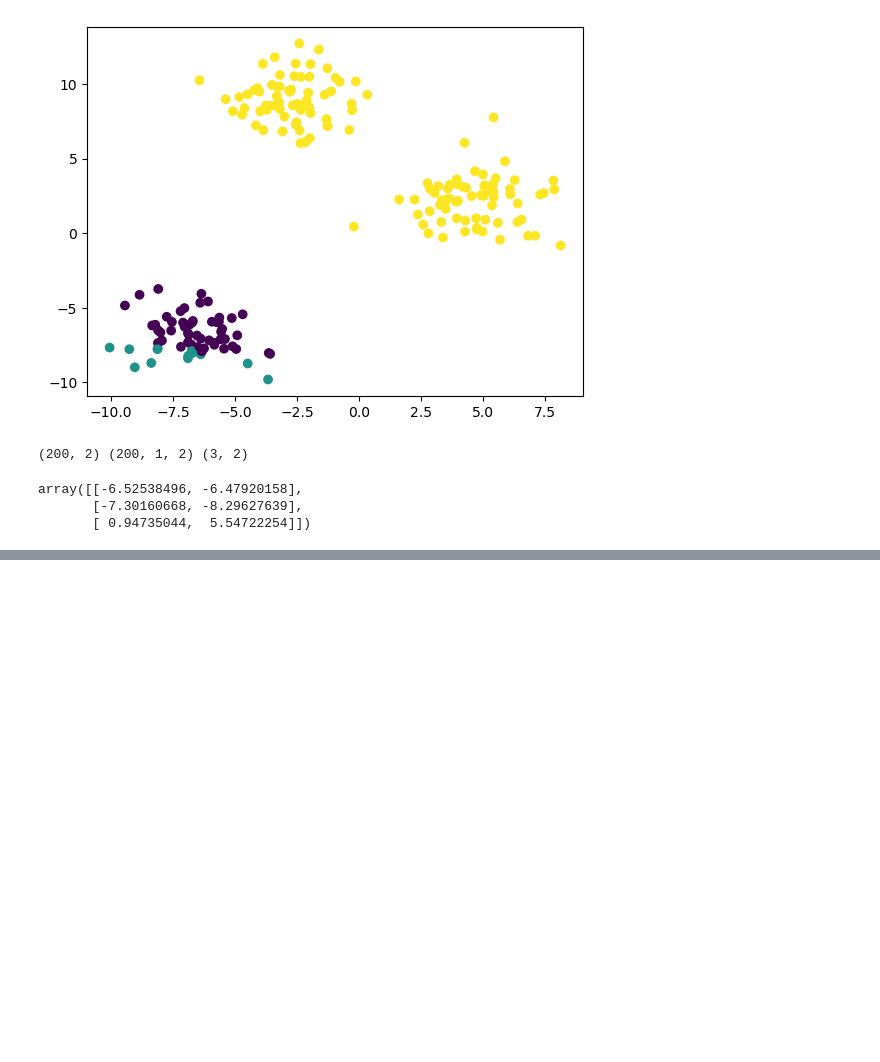
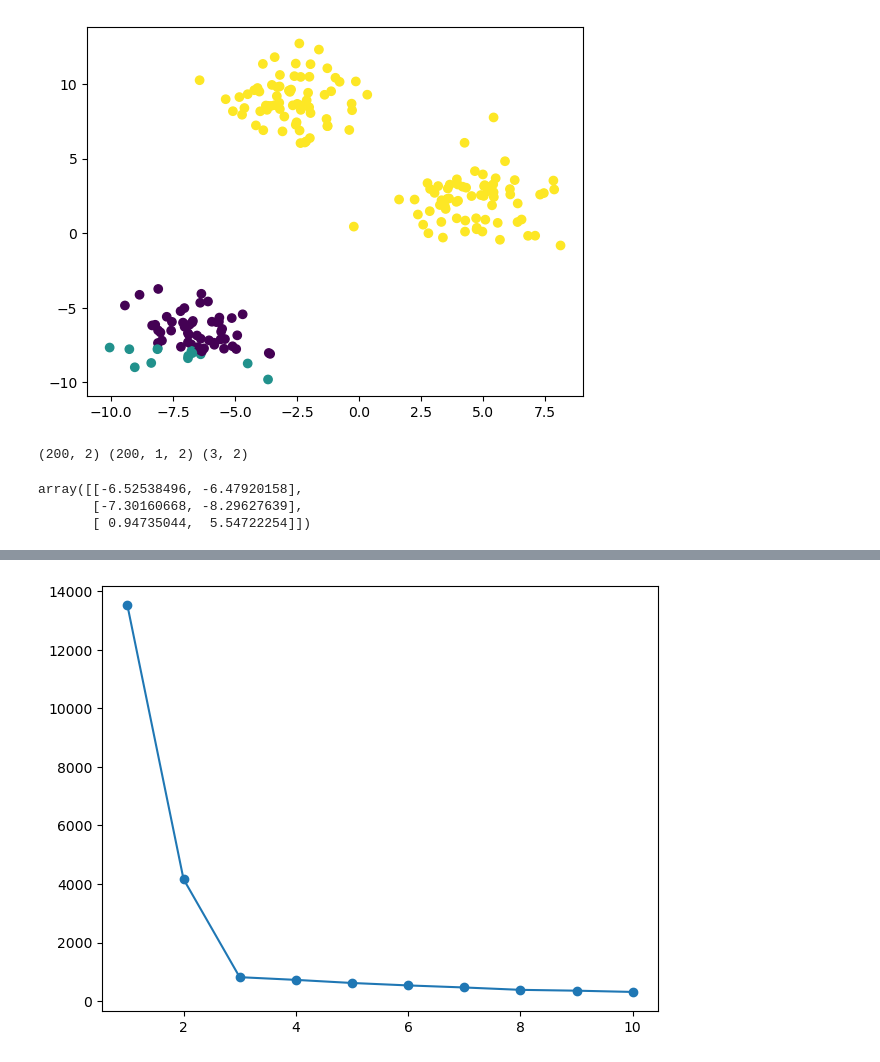
Before and after one commit to qkfmadl0-create/----, a Jupyter notebook: 09_2_군집/001.ipynb, the cells around one changed output, grey strips where cells are left out. Drawn from its saved outputs; the diff is of its cells as text; code cells hidden in the pictures; blank space fills up the shorter version.

```diff
--- a/09_2_군집/001.ipynb
+++ b/09_2_군집/001.ipynb
@@ -94,0 +137,17 @@ plt.tight_layout()
+# %%
+# 최적의 k개수 찾기 - Elbow Method(기본)
+# k가 증가할수록 오차는 감소
+# ㄴ> WCSS (Within Cluster Some of Square); 각 점과 중심점과의 거리의 제곱의 합
+# 어느순간 감소폭이 급격히 줄어듦. --> 줄어든 그 지점
+
+k_range = range(1,11)
+wcss = []
+for i in k_range:
+    kmeans = KMeans(n_clusters=i, random_state=42)
+    kmeans.fit(X)
+    wcss.append(kmeans.inertia_)
+plt.plot(k_range, wcss,'-o')
+plt.tight_layout()
+plt.show()
+# %% [output]
+[figure, added]
```
Also changed, not shown: parts of 9 cells of this notebook.
